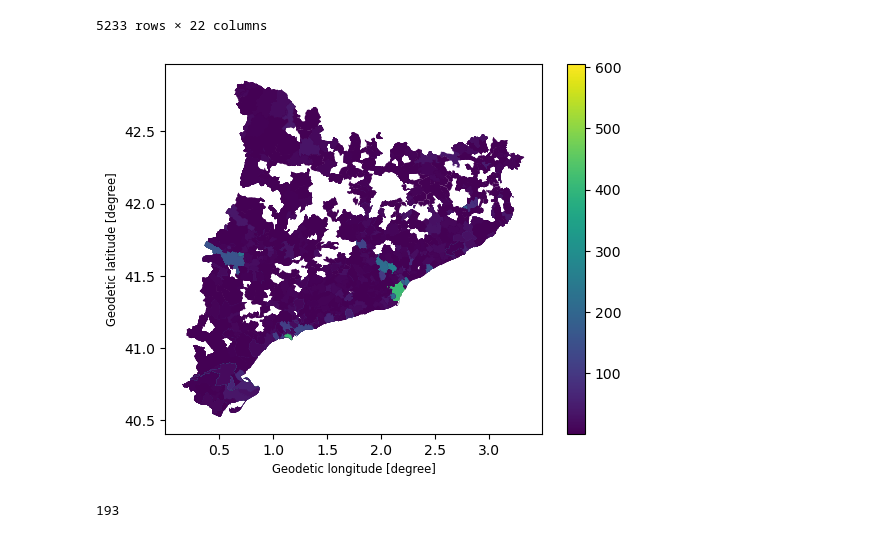
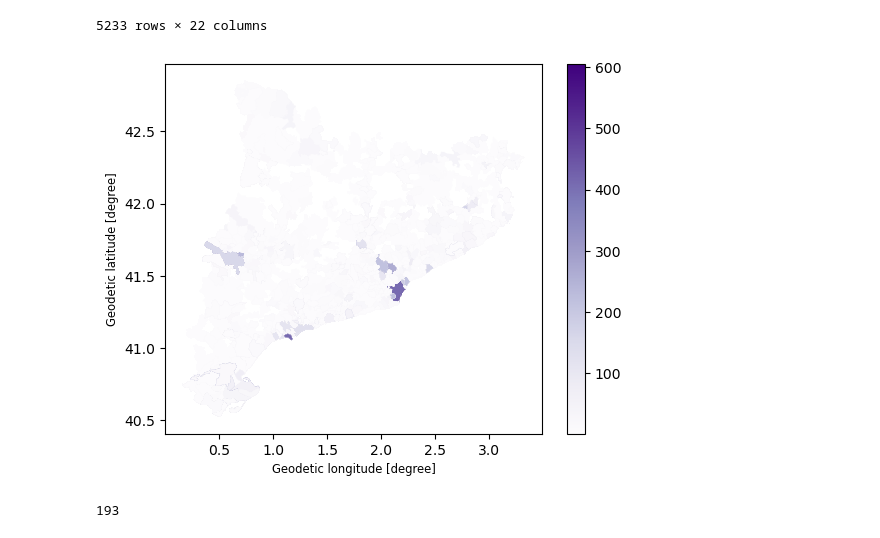
Before and after one commit to Lidia1508/Speculation-Map, a Jupyter notebook: code/EmptyBuildings.ipynb, the cells around one changed output. Saved outputs shown, nothing was run; the diff lists cells and outputs as text; code cells hidden in the pictures.

Commit message:
Image add

```diff
--- a/code/EmptyBuildings.ipynb
+++ b/code/EmptyBuildings.ipynb
@@ -9,3 +8,6 @@ df=gpd.read_file("../../Speculation-Map/Data/divisions-administratives-v2r1-muni
+# %%
+#Downloading the Map Dataset with all Catalan municipalities
+df=gpd.read_file("../../Speculation-Map/Data/CatalunyaMapMunicipalities.json")
 # %%
 df
 # %% [output]
@@ -32,3 +33,6 @@ dh=gpd.read_file("../../Speculation-Map/Data/Thomas/Impost_sobre_els_habitatges_
+# %%
+#Uploading the dataset of empty habitations
+dh=gpd.read_file("../../Speculation-Map/Data/EmptyBuildings/EmptyBuildings.csv")
 # %%
 dh['CODIMUNI'] = dh['Codi']
 dh
@@ -102,8 +108,10 @@ df_final
 | 5232 | 439076 | la Canonja | la Canonja | 7.3528 | 36 | Tarragonès | Tarragona | 04 | Camp de Tarragona | Tarragona | ... |
 5233 rows × 22 columns
 # %%
+#Plotting the distribution of empty habitations in Catalonia
 df_final['Habitatges']=pd.DataFrame.astype(df_final['Habitatges'],dtype='float')
-df_final.plot(column='Habitatges',legend=True)
+df_final.plot(column='Habitatges',legend=True, cmap='Purples')
+plt.savefig('EmptyHabitations.jpg')
 plt.show()
 # %% [output]
-[figure, old version]
+[figure, new version]
```
Also changed, not shown: parts of 20 cells of this notebook, 1 other file.
